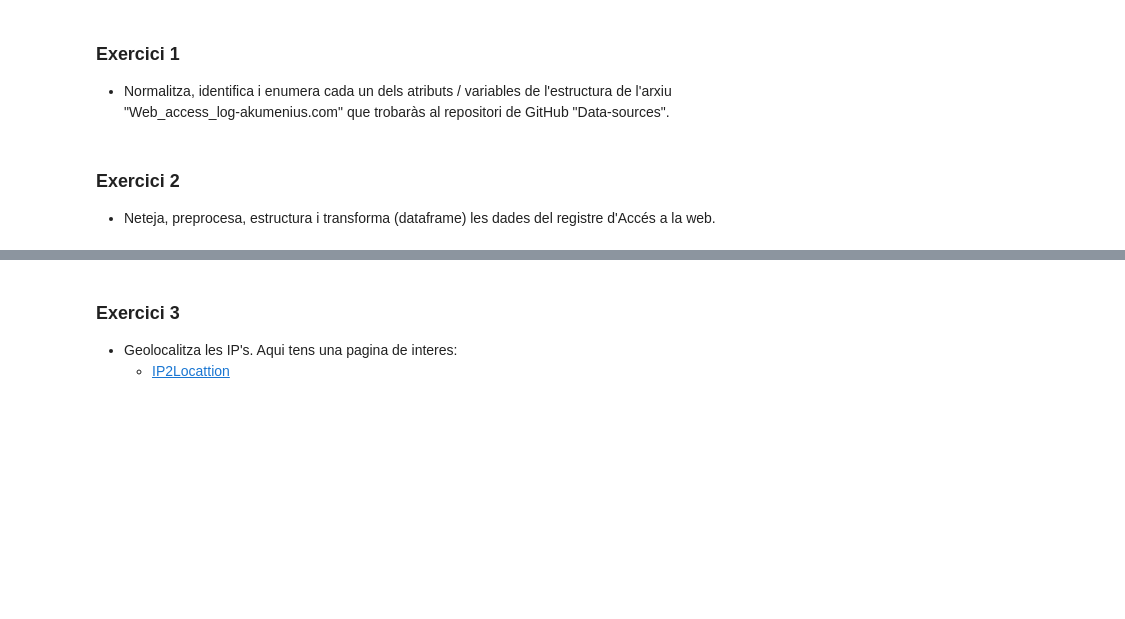
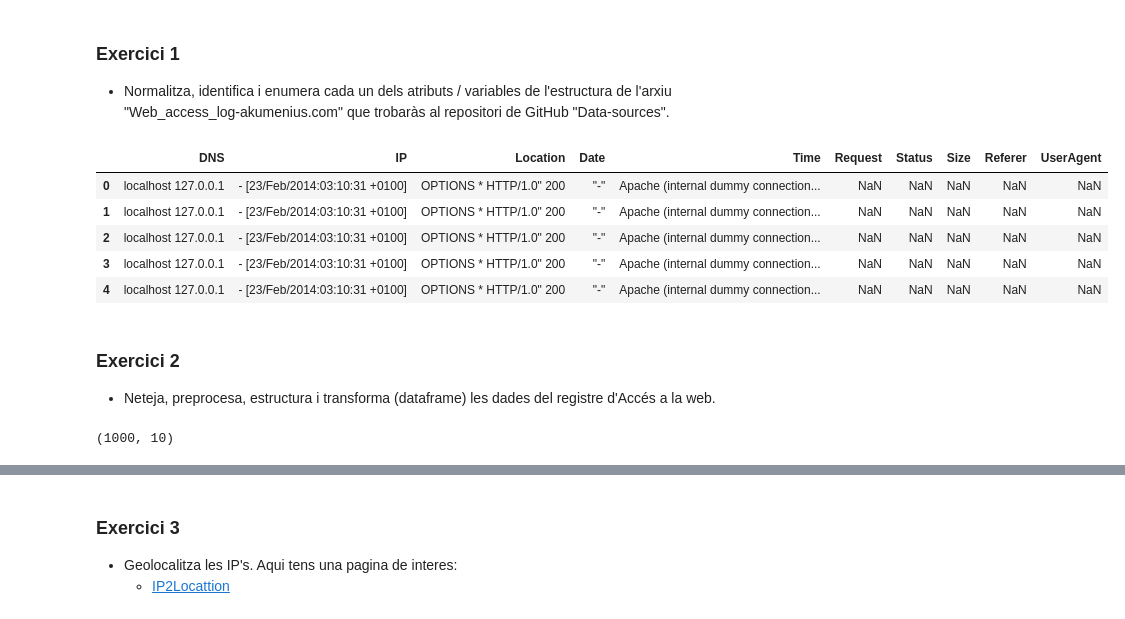
Before and after one commit to jesussantana/web-log-dash, a Jupyter notebook: Tasca_7_Registre_de_Logs.ipynb, the cells around one changed output, grey strips where cells are left out. Drawn from its saved outputs; the diff is of its cells as text; code cells hidden in the pictures; blank space fills up the shorter version.

```diff
--- a/Tasca_7_Registre_de_Logs.ipynb
+++ b/Tasca_7_Registre_de_Logs.ipynb
@@ -17,15 +19,24 @@ pd.set_option('display.max_columns', None)
 # %%
 path = '../Data/Web_access_log-akumenius.com.txt'
 
-Logs_raw = pd.read_csv(path, sep='\s | \- | \"', names =['DNS','IP','Location','Date','Time','Request','Status','Size','Referer','UserAgent'], skiprows=260771, engine='python')
+Logs_raw = pd.read_csv(path, sep='\s | \- | \"', names =['DNS','IP','Location','Date','Time','Request','Status','Size','Referer','UserAgent'], nrows = 1000, engine='python')
 
 Logs_copy = Logs_raw.copy()
 
 Logs_copy.head()
+# %% [output]
+|  | DNS | IP | Location | Date | Time | Request | Status | Size | Referer | UserAgent |
+| 0 | localhost 127.0.0.1 | - [23/Feb/2014:03:10:31 +0100] | OPTIONS * HTTP/1.0" 200 | "-" | Apache (internal dummy connection... | NaN | NaN | NaN | NaN | NaN |
+| 1 | localhost 127.0.0.1 | - [23/Feb/2014:03:10:31 +0100] | OPTIONS * HTTP/1.0" 200 | "-" | Apache (internal dummy connection... | NaN | NaN | NaN | NaN | NaN |
+| 2 | localhost 127.0.0.1 | - [23/Feb/2014:03:10:31 +0100] | OPTIONS * HTTP/1.0" 200 | "-" | Apache (internal dummy connection... | NaN | NaN | NaN | NaN | NaN |
+| 3 | localhost 127.0.0.1 | - [23/Feb/2014:03:10:31 +0100] | OPTIONS * HTTP/1.0" 200 | "-" | Apache (internal dummy connection... | NaN | NaN | NaN | NaN | NaN |
+| 4 | localhost 127.0.0.1 | - [23/Feb/2014:03:10:31 +0100] | OPTIONS * HTTP/1.0" 200 | "-" | Apache (internal dummy connection... | NaN | NaN | NaN | NaN | NaN |
 # %% [markdown]
 ###  Exercici 2
 - Neteja, preprocesa, estructura i transforma (dataframe) les dades del registre d'Accés a la web.
 # %%
 Logs_copy.shape
+# %% [output]
+(1000, 10)
 # %%
 Logs_copy.isnull().sum()
```
Also changed, not shown: parts of 28 cells of this notebook.
